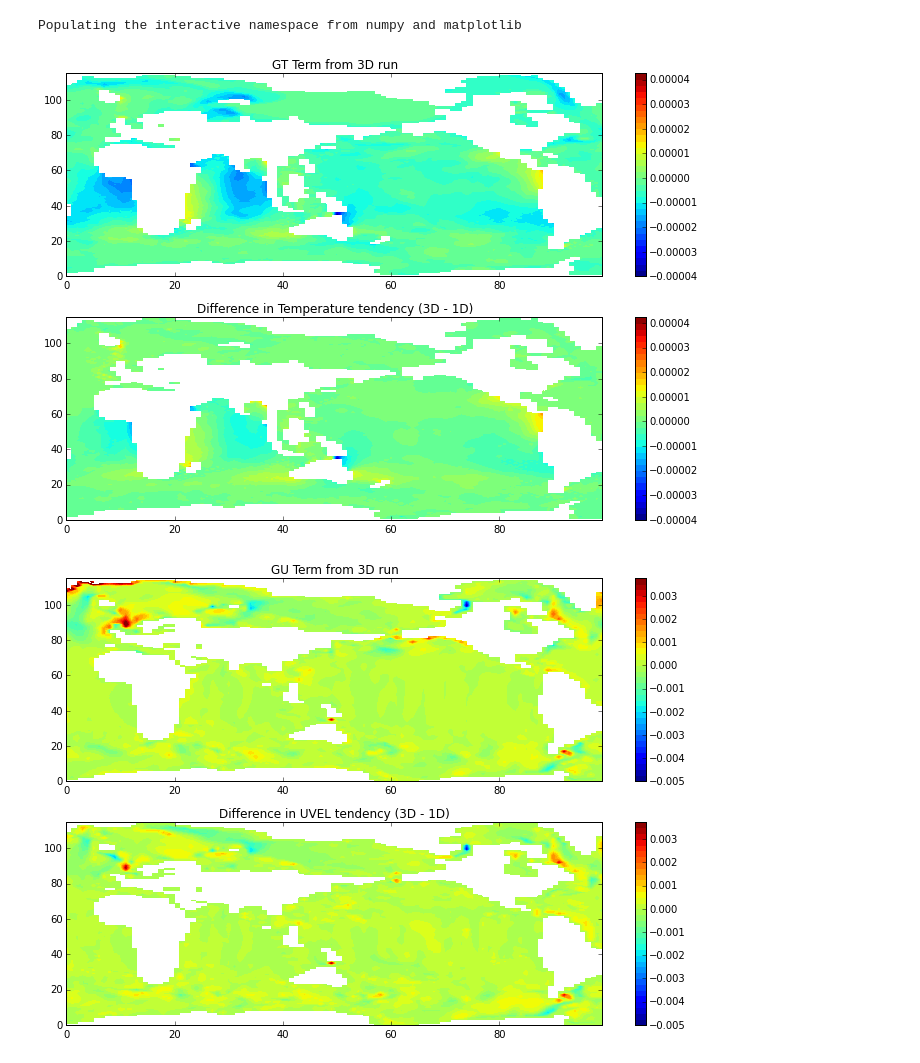
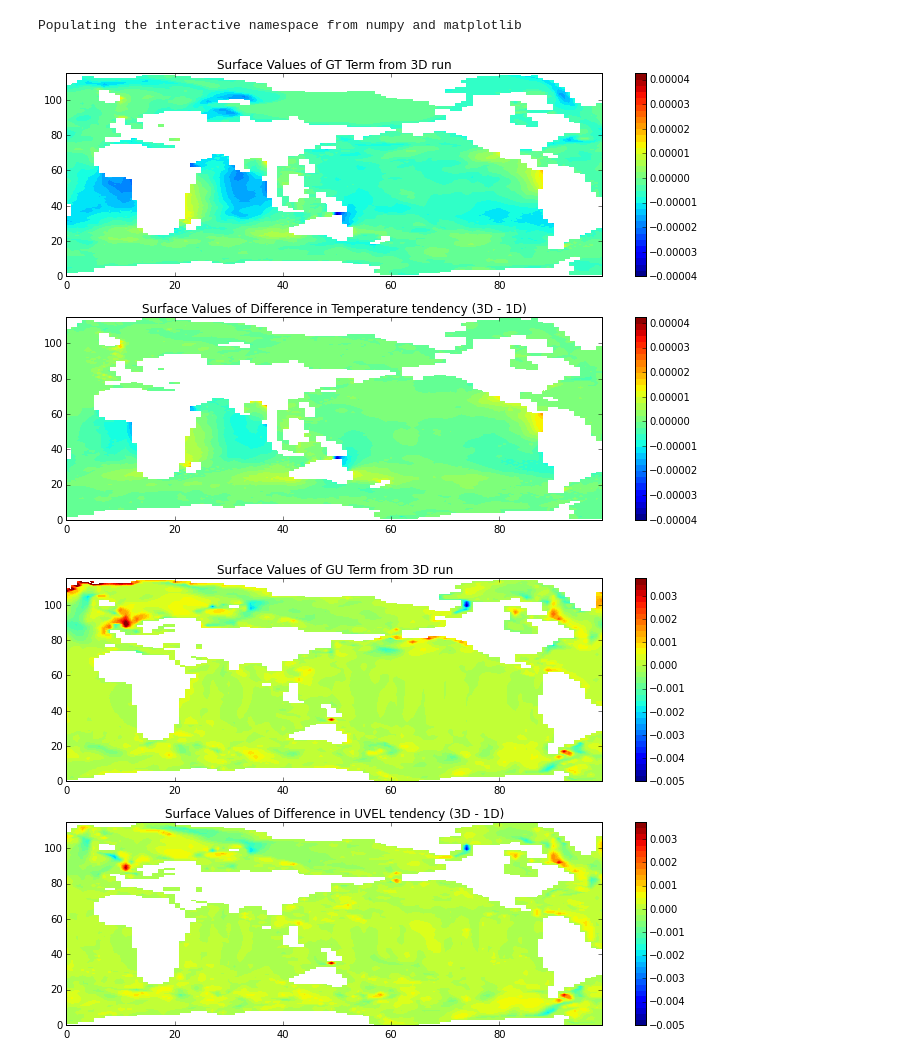
Before and after one commit to mnlevy1981/ipy_notebooks, a Jupyter notebook: Comparing1Dand3D.ipynb, the cells around one changed output. Saved outputs shown, nothing was run; the diff lists cells and outputs as text; code cells hidden in the pictures.

Commit message:
Improve Southern Ocean titles
Contour plots are surface values of 3D arrays

```diff
--- a/Comparing1Dand3D.ipynb
+++ b/Comparing1Dand3D.ipynb
@@ -46,27 +46,27 @@ Populating the interactive namespace from numpy and matplotlib
 # %%
 # Plot TEND_TEMP and GT
 
 # Min and max from TEND_TEMP in [3]
 levs = numpy.arange(-4.0e-5,4.5e-5,0.25e-5)
 
 '''
 # Min and max from GT in [3]
 levs = numpy.arange(-1.2e-4,1.2e-4,1e-5)
 '''
 
 plt.subplot(2,1,1)
 plt.contourf(data['Full3D']['GT'][0][0][:][:], levels=levs); plt.colorbar();
-plt.title('GT Term from 3D run');
+plt.title('Surface Values of GT Term from 3D run');
 # plt.xlabel('longitude'); plt.ylabel('latitude');
 # plt.xlim((0,360)); plt.ylim((-90,90));
 
 plt.subplot(2,1,2)
 plt.contourf(data['3D-1D']['TEND_TEMP'][0][0][:][:], levels=levs); plt.colorbar();
-plt.title('Difference in Temperature tendency (3D - 1D)');
+plt.title('Surface Values of Difference in Temperature tendency (3D - 1D)');
 # plt.xlabel('longitude'); plt.ylabel('latitude');
 # plt.xlim((0,360)); plt.ylim((-90,90));
 # %% [output]
-[figure, old version]
+[figure, new version]
 # %%
 # Plot TEND_U and GU
 
@@ -80,14 +80,14 @@ levs = numpy.arange(-5.5e-3,8.0e-3,0.5e-3)
 
 plt.subplot(2,1,1)
 plt.contourf(data['Full3D']['GU'][0][0][:][:], levels=levs); plt.colorbar();
-plt.title('GU Term from 3D run');
+plt.title('Surface Values of GU Term from 3D run');
 # plt.xlabel('longitude'); plt.ylabel('latitude');
 # plt.xlim((0,360)); plt.ylim((-90,90));
 
 plt.subplot(2,1,2)
 plt.contourf(data['3D-1D']['TEND_U'][0][0][:][:], levels=levs); plt.colorbar();
-plt.title('Difference in UVEL tendency (3D - 1D)');
+plt.title('Surface Values of Difference in UVEL tendency (3D - 1D)');
 # plt.xlabel('longitude'); plt.ylabel('latitude');
 # plt.xlim((0,360)); plt.ylim((-90,90));
 # %% [output]
-[figure, old version]
+[figure, new version]
```
